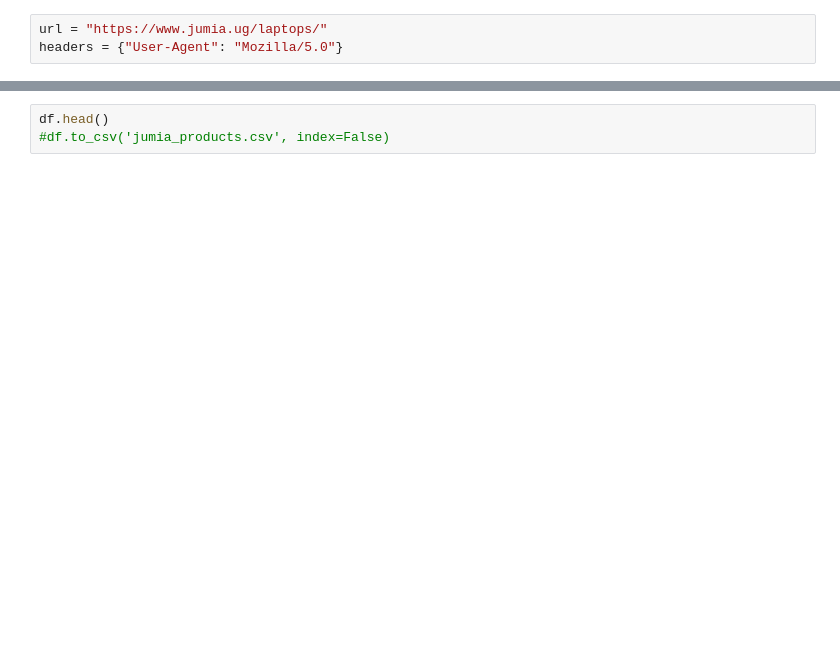
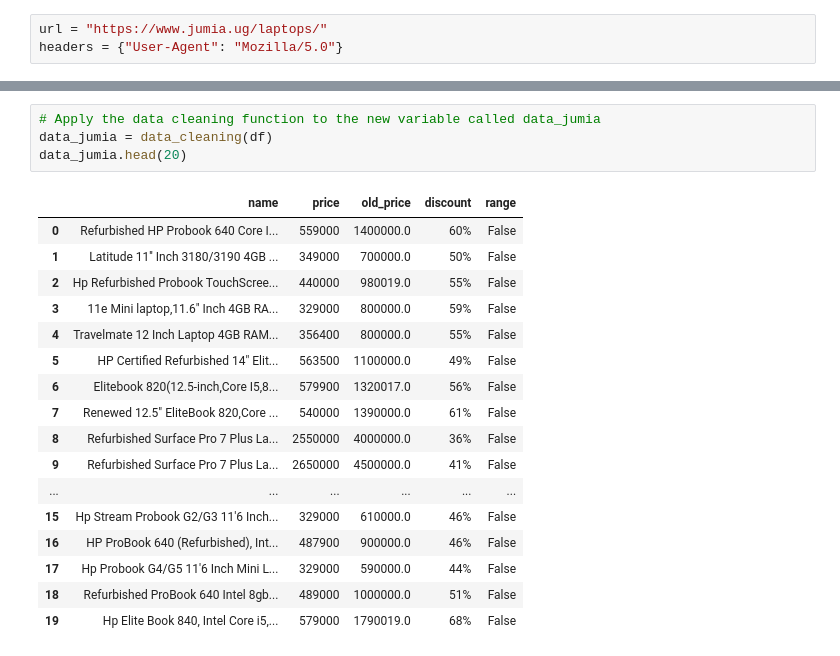
Before and after one commit to natnaelaster/Daily-exercise, a Jupyter notebook: day_5_web_scraping_jumia_ethiopia/web_scraping.ipynb, the cells around one changed output, grey strips where cells are left out. Saved outputs shown, nothing was run; the diff lists cells and outputs as text; blank space fills up the shorter version.

```diff
--- a/day_5_web_scraping_jumia_ethiopia/web_scraping.ipynb
+++ b/day_5_web_scraping_jumia_ethiopia/web_scraping.ipynb
@@ -45,3 +86,22 @@ df = pd.DataFrame(all_products)
 # %%
-df.head()
-#df.to_csv('jumia_products.csv', index=False)
+# Apply the data cleaning function to the new variable called data_jumia
+data_jumia = data_cleaning(df)
+data_jumia.head(20)
+# %% [output]
+|  | name | price | old_price | discount | range |
+| 0 | Refurbished HP Probook 640 Core I... | 559000 | 1400000.0 | 60% | False |
+| 1 | Latitude 11'' Inch 3180/3190 4GB ... | 349000 | 700000.0 | 50% | False |
+| 2 | Hp Refurbished Probook TouchScree... | 440000 | 980019.0 | 55% | False |
+| 3 | 11e Mini laptop,11.6" Inch 4GB RA... | 329000 | 800000.0 | 59% | False |
+| 4 | Travelmate 12 Inch Laptop 4GB RAM... | 356400 | 800000.0 | 55% | False |
+| 5 | HP Certified Refurbished 14" Elit... | 563500 | 1100000.0 | 49% | False |
+| 6 | Elitebook 820(12.5-inch,Core I5,8... | 579900 | 1320017.0 | 56% | False |
+| 7 | Renewed 12.5" EliteBook 820,Core ... | 540000 | 1390000.0 | 61% | False |
+| 8 | Refurbished Surface Pro 7 Plus La... | 2550000 | 4000000.0 | 36% | False |
+| 9 | Refurbished Surface Pro 7 Plus La... | 2650000 | 4500000.0 | 41% | False |
+| ... | ... | ... | ... | ... | ... |
+| 15 | Hp Stream Probook G2/G3 11'6 Inch... | 329000 | 610000.0 | 46% | False |
+| 16 | HP ProBook 640 (Refurbished), Int... | 487900 | 900000.0 | 46% | False |
+| 17 | Hp Probook G4/G5 11'6 Inch Mini L... | 329000 | 590000.0 | 44% | False |
+| 18 | Refurbished ProBook 640 Intel 8gb... | 489000 | 1000000.0 | 51% | False |
+| 19 | Hp Elite Book 840, Intel Core i5,... | 579000 | 1790019.0 | 68% | False |
```
Also changed, not shown: parts of 5 cells of this notebook.
